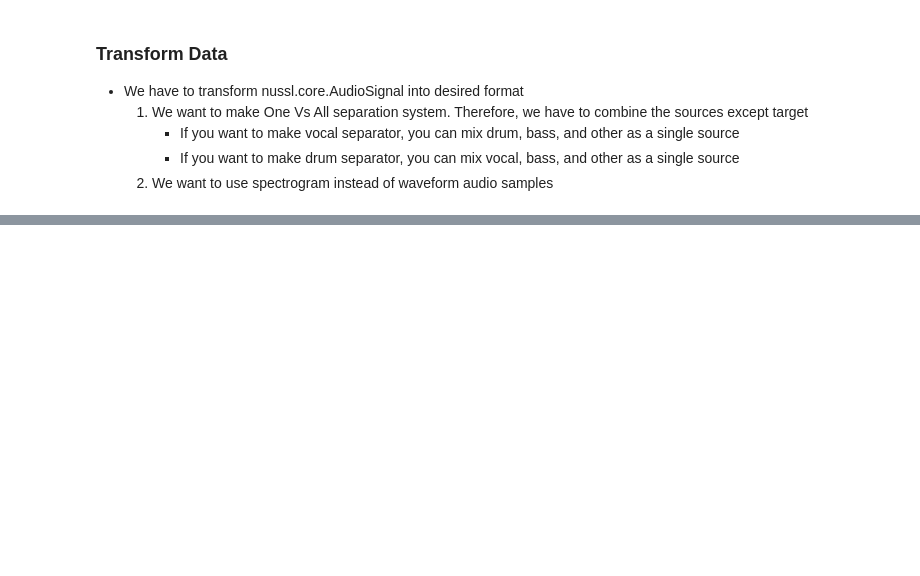
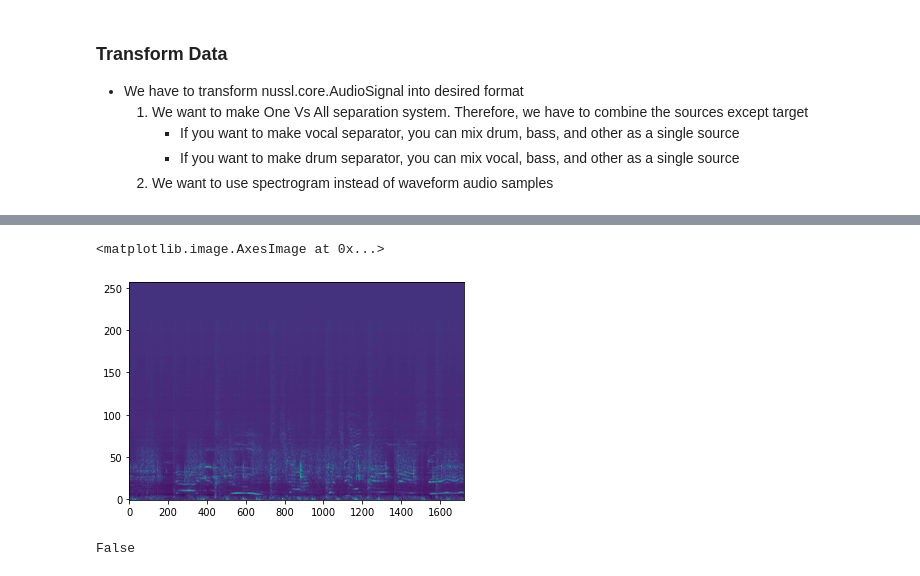
Before and after one commit to jdasam/ant5015, a Jupyter notebook: notebooks/9th_week_source_separation.ipynb, the cells around one changed output, grey strips where cells are left out. Saved outputs shown, nothing was run; the diff lists cells and outputs as text; code cells hidden in the pictures; blank space fills up the shorter version.

```diff
--- a/notebooks/9th_week_source_separation.ipynb
+++ b/notebooks/9th_week_source_separation.ipynb
@@ -110,0 +161,5 @@ print(item.keys())
+# %%
+# normalization
+
+norm_layer = torch.nn.BatchNorm1d(257)
+normed_batch = norm_layer(batch['mix_magnitude'].to(torch.float32).squeeze().transpose(1,2))
@@ -110,0 +184,11 @@ print(item.keys())
+# %%
+plt.imshow(normed_batch[0].detach(), aspect='auto', origin='lower')
+# %% [output]
+<matplotlib.image.AxesImage at 0x...>
+[figure, added]
+# %%
+masked_mix = batch['mix_magnitude'][0]  * batch['ideal_binary_mask'][0,:,:,:,1]
+original_source = batch['source_magnitudes'][0, :, :,:, 0]
+torch.allclose(masked_mix, original_source, atol=1e-2)
+# %% [output]
+False
```
Also changed, not shown: parts of 18 cells of this notebook, 1 other file.
